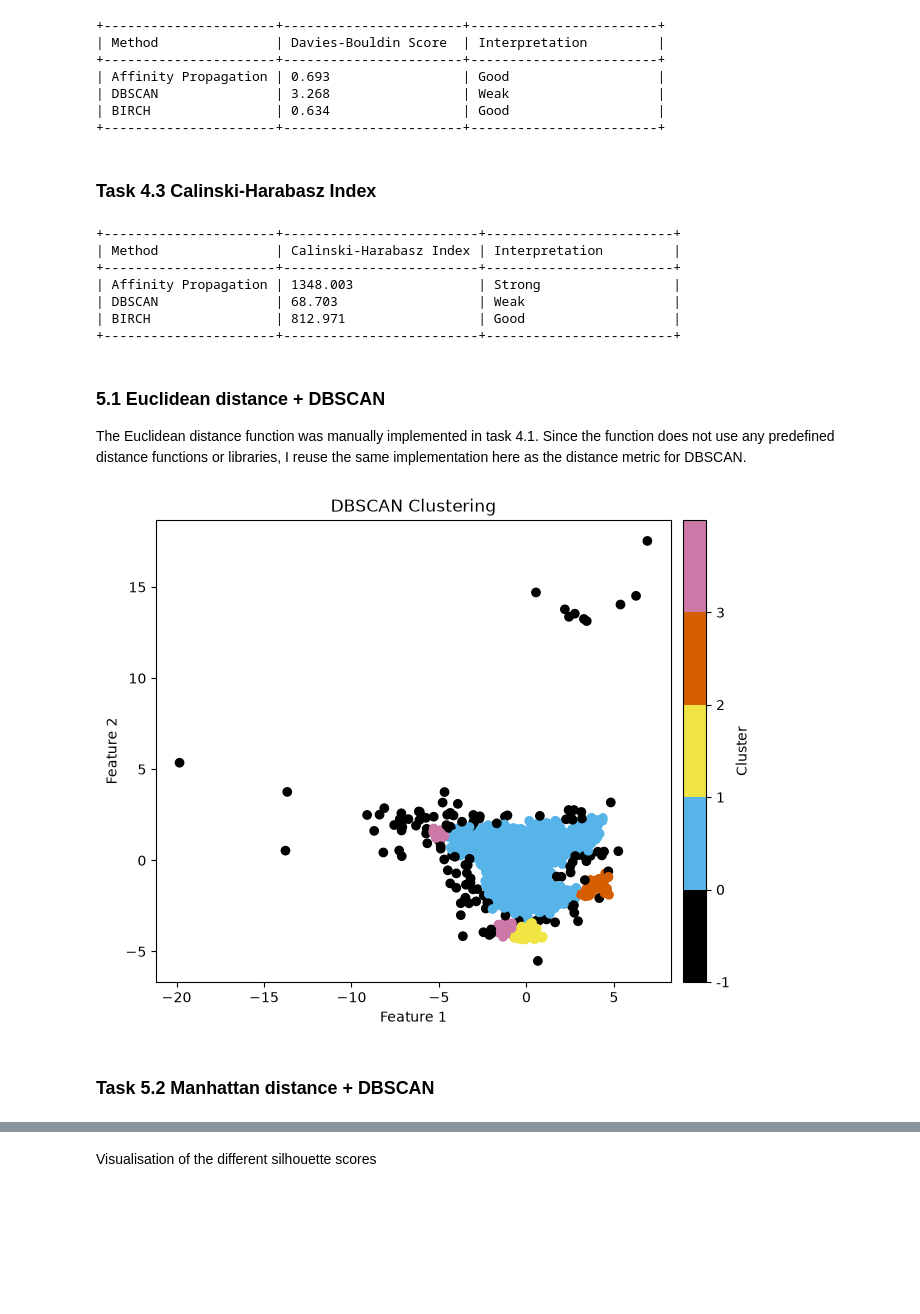
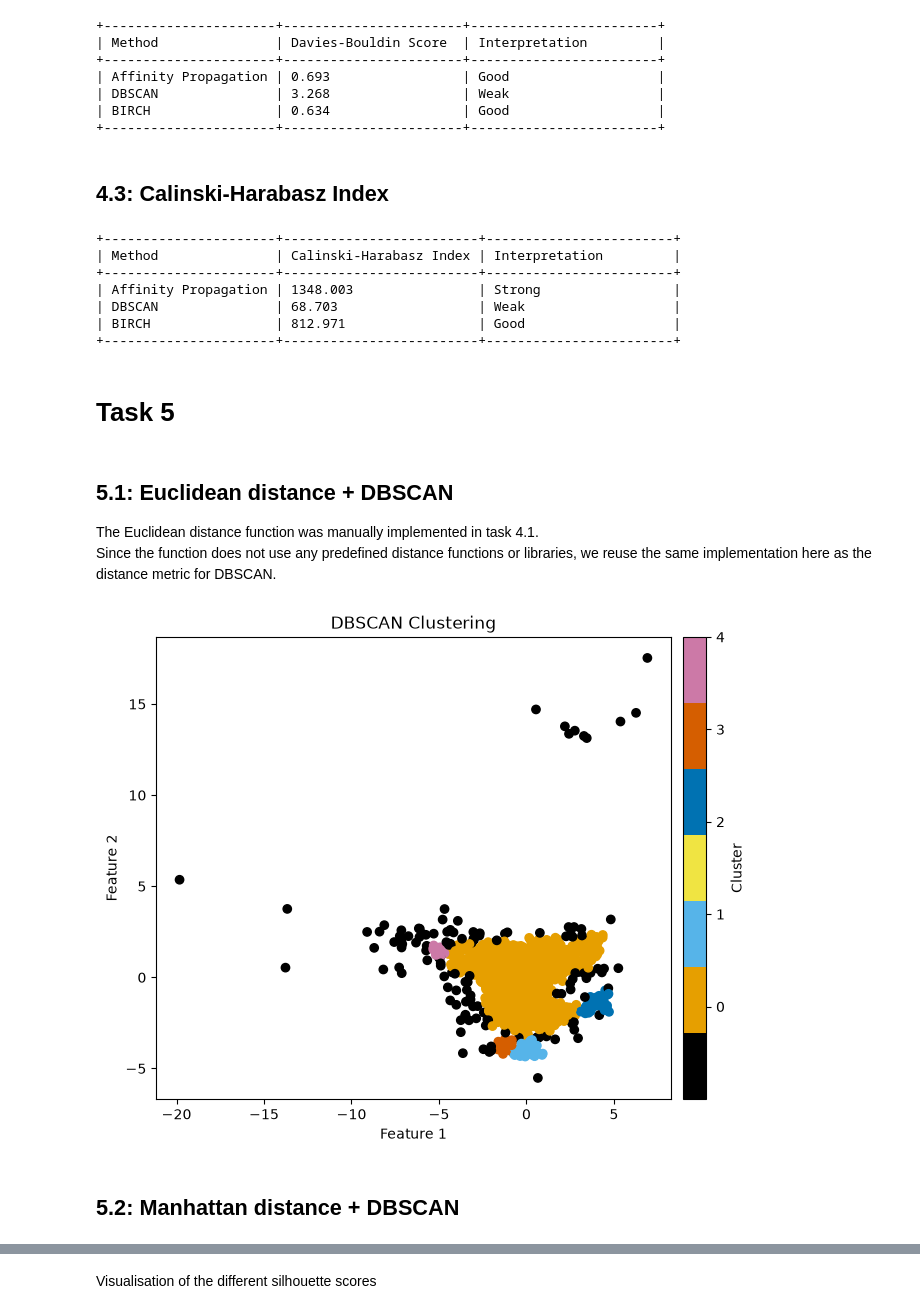
Before and after one commit to kenshin812/data_analysis, a Jupyter notebook: assignment2/submission.ipynb, the cells around one changed output, grey strips where cells are left out. Saved outputs shown, nothing was run; the diff lists cells and outputs as text; code cells hidden in the pictures; blank space fills up the shorter version.

```diff
--- a/assignment2/submission.ipynb
+++ b/assignment2/submission.ipynb
@@ -585,9 +518,7 @@ def calculate_silhouette(labels):
         count = 0
 
         for j in range(n):
-
             if labels[j] == own_cluster and j != i:
-
                 total_distance += distance_matrix[i][j]
                 count += 1
 
@@ -601,7 +532,6 @@ def calculate_silhouette(labels):
         minimum_average = float("inf")
 
         for cluster in clusters:
-
             if cluster == own_cluster:
                 continue
 
@@ -609,29 +539,22 @@ def calculate_silhouette(labels):
             count = 0
 
             for j in range(n):
-
                 if labels[j] == cluster:
-
                     total_distance += distance_matrix[i][j]
                     count += 1
 
             if count > 0:
-
                 average_distance = total_distance / count
-
                 if average_distance < minimum_average:
                     minimum_average = average_distance
 
         b[i] = minimum_average
 
-
         # s(i)
         if a[i] < b[i]:
             s[i] = (b[i] - a[i]) / b[i]
-
         elif a[i] > b[i]:
             s[i] = (b[i] - a[i]) / a[i]
-
         else:
             s[i] = 0
 
@@ -649,29 +572,23 @@ def calculate_silhouette(labels):
 # and store all distances in the distance matrix.
 
 def euclidean_distance(x, y):
+    assert(len(x) == len(y))
     # Start the distance at 0
     distance = 0
-
-    for k in range(len(x)):
-        difference = x[k] - y[k]
-        distance += difference ** 2
-
+    for xi, yi in zip(x, y):
+        distance += (xi - yi) ** 2
     return math.sqrt(distance)
 
 distance_matrix = []
 
 # Go through each data point
-for i in range(len(X_pca)):
+for pt1 in X_pca:
     # Create a row to store distances from point i to all other points
     row = []
     # Compare point i with every other data point
-    for j in range(len(X_pca)):
-        # Call on Euclidian distance function
-        distance = euclidean_distance(
-            X_pca[i],
-            X_pca[j])
+    for pt2 in X_pca:
         # Add the distance to the current row
-        row.append(distance)
+        row.append(euclidean_distance(pt1, pt2))
     # Add the completed row to the distance matrix
     distance_matrix.append(row)
 
@@ -739,7 +653,7 @@ print("+----------------------+-----------------------+------------------------+
 | BIRCH                | 0.634                 | Good                   |
 +----------------------+-----------------------+------------------------+
 # %% [markdown]
-### Task 4.3 Calinski-Harabasz Index
+## 4.3: Calinski-Harabasz Index
 # %%
 from sklearn.metrics import calinski_harabasz_score
 
@@ -780,58 +691,49 @@ print("+----------------------+-------------------------+-----------------------
 | DBSCAN               | 68.703                  | Weak                   |
 | BIRCH                | 812.971                 | Good                   |
 +----------------------+-------------------------+------------------------+
+# %% [markdown]
+# Task 5
 # %% [markdown]
-### 5.1 Euclidean distance + DBSCAN
+## 5.1: Euclidean distance + DBSCAN
 
 The Euclidean distance function was manually implemented in task 4.1.
-Since the function does not use any predefined distance functions or
-libraries, I reuse the same implementation here as the distance metric
-for DBSCAN.
+Since the function does not use any predefined distance functions or libraries, we reuse the same implementation here as the distance metric for DBSCAN.
 # %%
-import matplotlib.pyplot as plt
-import numpy as np
-from sklearn.cluster import DBSCAN
-
 dbscan = DBSCAN(
     eps=0.4,
     min_samples=10,
-    metric=euclidean_distance
-)
+    metric=euclidean_distance)
 
 labels_euclidean = dbscan.fit_predict(X_pca)
 unique_labels = np.unique(labels)
 
 fig, ax = plt.subplots(figsize=(8, 6))
 
-cmap = plt.get_cmap(
-    "okabe_ito",
-    max(len(unique_labels), 1))
+cmap = plt.get_cmap("okabe_ito", max(len(unique_labels), 1))
 
 scatter = ax.scatter(
     X_pca[:, 0],
     X_pca[:, 1],
     c=labels_euclidean,
-    cmap=cmap
-)
+    cmap=cmap)
 
 colorbar = fig.colorbar(
     scatter,
     ax=ax,
     ticks=unique_labels,
-    pad=0.02
-)
+    pad=0.02)
 
 colorbar.set_label("Cluster")
 colorbar.set_ticklabels(unique_labels)
 
 ax.set_xlabel("Feature 1")
 ax.set_ylabel("Feature 2")
 ax.set_title("DBSCAN Clustering")
 
 plt.show()
 # %% [output]
-[figure, old version]
+[figure, new version]
 # %% [markdown]
-### Task 5.2 Manhattan distance + DBSCAN
+## 5.2: Manhattan distance + DBSCAN
 # %%
 def manhattan_distance(point1, point2):
```
Also changed, not shown: parts of 26 cells of this notebook.
